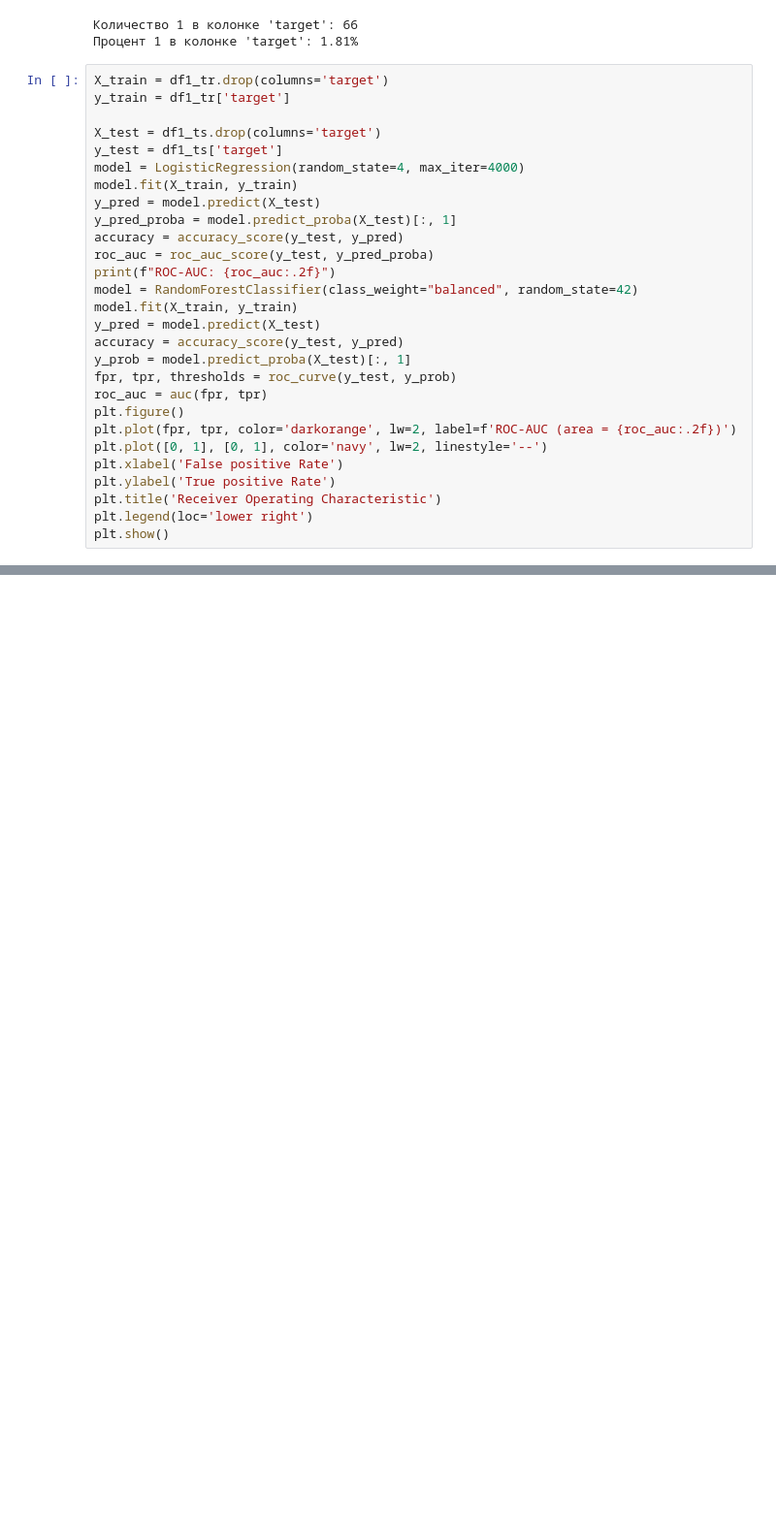
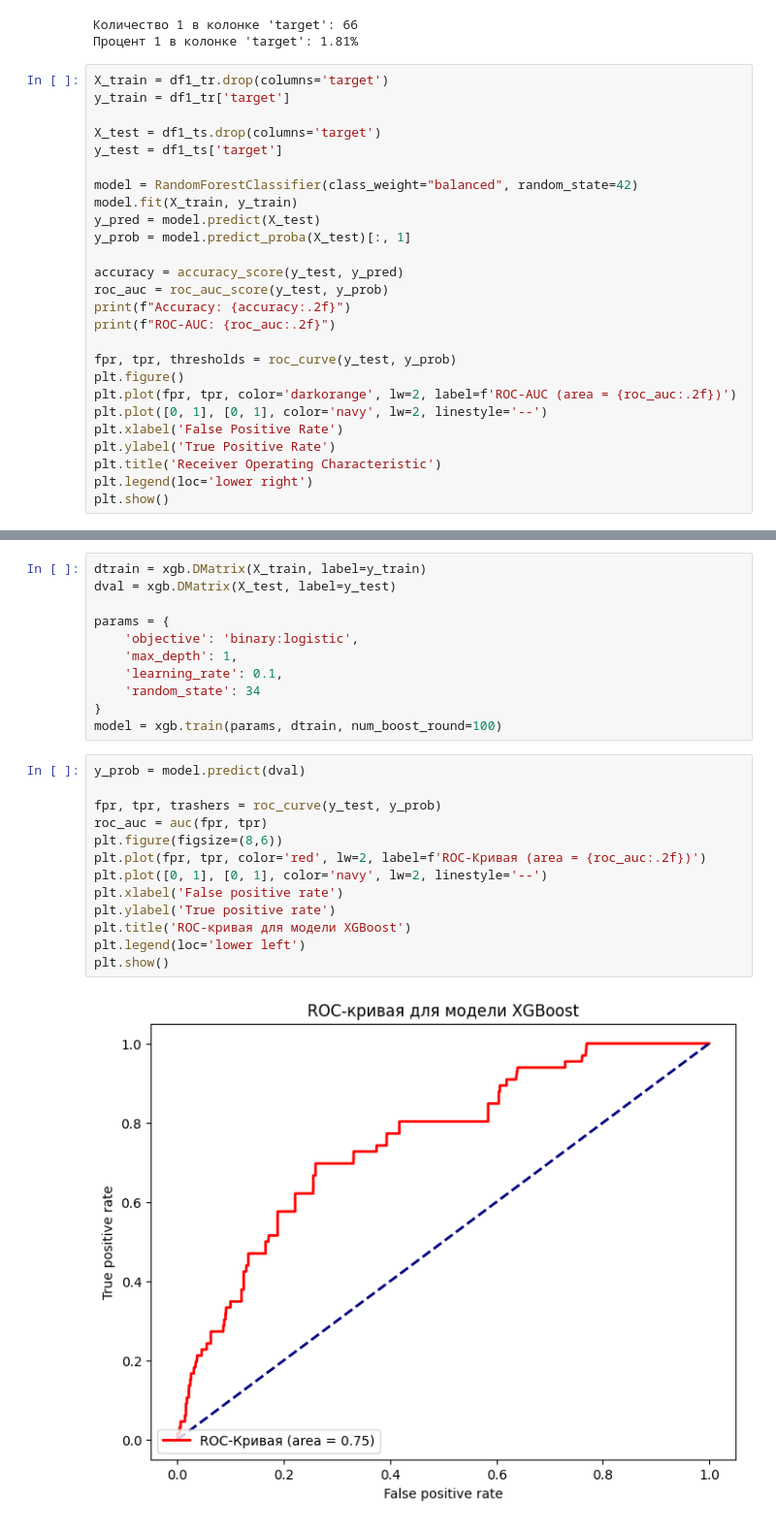
Before and after one commit to Sr123Saha/2_Intensiv_2, a Jupyter notebook: main/Test.ipynb, the cells around one changed output, grey strips where cells are left out. Shown at 97% size. Drawn from its saved outputs; the diff is of its cells as text; blank space fills up the shorter version.

```diff
--- a/main/Test.ipynb
+++ b/main/Test.ipynb
@@ -307,25 +321,23 @@ y_train = df1_tr['target']
 
 X_test = df1_ts.drop(columns='target')
 y_test = df1_ts['target']
-model = LogisticRegression(random_state=4, max_iter=4000)
-model.fit(X_train, y_train)
-y_pred = model.predict(X_test)
-y_pred_proba = model.predict_proba(X_test)[:, 1]
-accuracy = accuracy_score(y_test, y_pred)
-roc_auc = roc_auc_score(y_test, y_pred_proba)
-print(f"ROC-AUC: {roc_auc:.2f}")
+
 model = RandomForestClassifier(class_weight="balanced", random_state=42)
 model.fit(X_train, y_train)
 y_pred = model.predict(X_test)
+y_prob = model.predict_proba(X_test)[:, 1]
+
 accuracy = accuracy_score(y_test, y_pred)
-y_prob = model.predict_proba(X_test)[:, 1]
+roc_auc = roc_auc_score(y_test, y_prob)
+print(f"Accuracy: {accuracy:.2f}")
+print(f"ROC-AUC: {roc_auc:.2f}")
+
 fpr, tpr, thresholds = roc_curve(y_test, y_prob)
-roc_auc = auc(fpr, tpr)
 plt.figure()
 plt.plot(fpr, tpr, color='darkorange', lw=2, label=f'ROC-AUC (area = {roc_auc:.2f})')
 plt.plot([0, 1], [0, 1], color='navy', lw=2, linestyle='--')
-plt.xlabel('False positive Rate')
-plt.ylabel('True positive Rate')
+plt.xlabel('False Positive Rate')
+plt.ylabel('True Positive Rate')
 plt.title('Receiver Operating Characteristic')
 plt.legend(loc='lower right')
 plt.show()
@@ -343,0 +352,26 @@ ROC-AUC: 0.56
+# %%
+dtrain = xgb.DMatrix(X_train, label=y_train)
+dval = xgb.DMatrix(X_test, label=y_test)
+
+params = {
+    'objective': 'binary:logistic',
+    'max_depth': 1,
+    'learning_rate': 0.1,
+    'random_state': 34
+}
+model = xgb.train(params, dtrain, num_boost_round=100)
+# %%
+y_prob = model.predict(dval)
+
+fpr, tpr, trashers = roc_curve(y_test, y_prob)
+roc_auc = auc(fpr, tpr)
+plt.figure(figsize=(8,6))
+plt.plot(fpr, tpr, color='red', lw=2, label=f'ROC-Кривая (area = {roc_auc:.2f})')
+plt.plot([0, 1], [0, 1], color='navy', lw=2, linestyle='--')
+plt.xlabel('False positive rate')
+plt.ylabel('True positive rate')
+plt.title('ROC-кривая для модели XGBoost')
+plt.legend(loc='lower left')
+plt.show()
+# %% [output]
+[figure, added]
```
Also changed, not shown: parts of 7 cells of this notebook.
